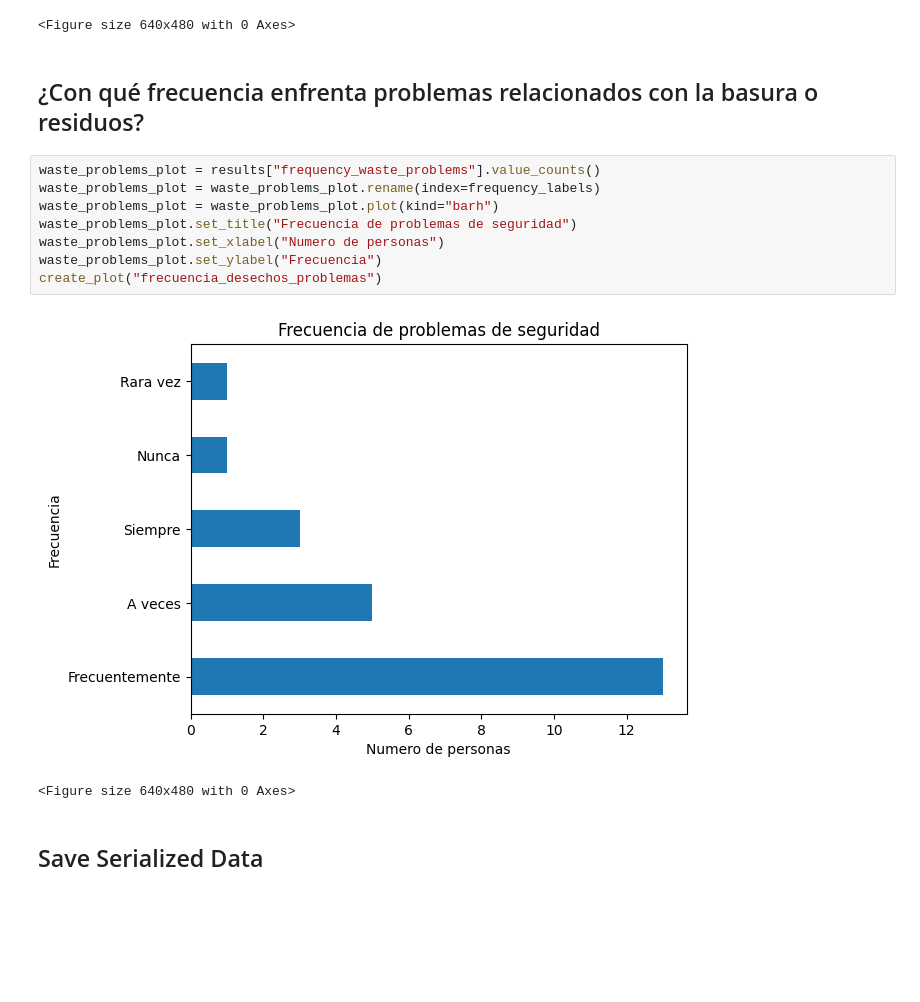
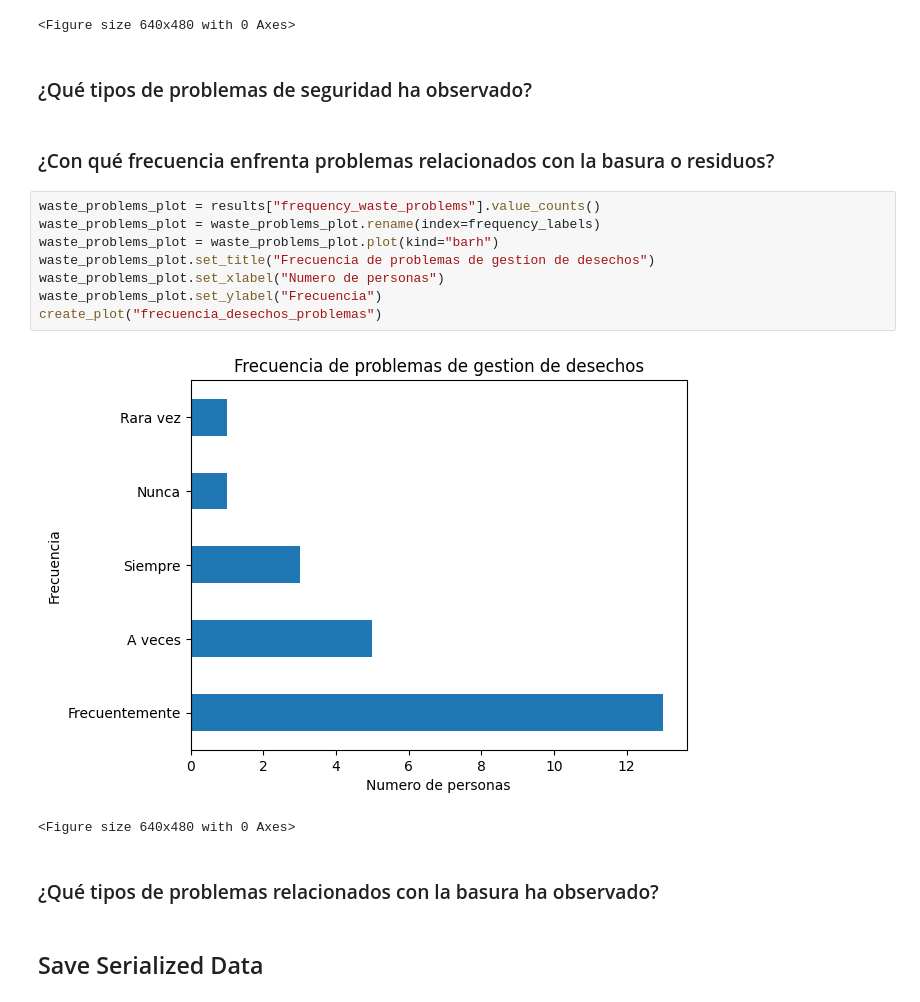
Before and after one commit to Mortadelo24/survey-integrador-one, a Jupyter notebook: notebook.ipynb, the cells around one changed output. Cells and saved outputs as stored; diff of their text form; blank space fills up the shorter version.

Commit message:
fix title

```diff
--- a/notebook.ipynb
+++ b/notebook.ipynb
@@ -337,19 +337,23 @@ create_plot("frecuencia_problemas_seguridad")
 # %% [output]
 [figure]
 <Figure size 640x480 with 0 Axes>
+# %% [markdown]
+### ¿Qué tipos de problemas de seguridad ha observado?
 # %% [markdown]
-## ¿Con qué frecuencia enfrenta problemas relacionados con la basura o residuos?
+### ¿Con qué frecuencia enfrenta problemas relacionados con la basura o residuos?
 # %%
 waste_problems_plot = results["frequency_waste_problems"].value_counts()
 waste_problems_plot = waste_problems_plot.rename(index=frequency_labels)
 waste_problems_plot = waste_problems_plot.plot(kind="barh")
-waste_problems_plot.set_title("Frecuencia de problemas de seguridad")
+waste_problems_plot.set_title("Frecuencia de problemas de gestion de desechos")
 waste_problems_plot.set_xlabel("Numero de personas")
 waste_problems_plot.set_ylabel("Frecuencia")
 create_plot("frecuencia_desechos_problemas")
 # %% [output]
-[figure, old version]
+[figure, new version]
 <Figure size 640x480 with 0 Axes>
+# %% [markdown]
+### ¿Qué tipos de problemas relacionados con la basura ha observado?
 # %% [markdown]
 ## Save Serialized Data
 # %%
```
Also changed, not shown: 2 other files.
